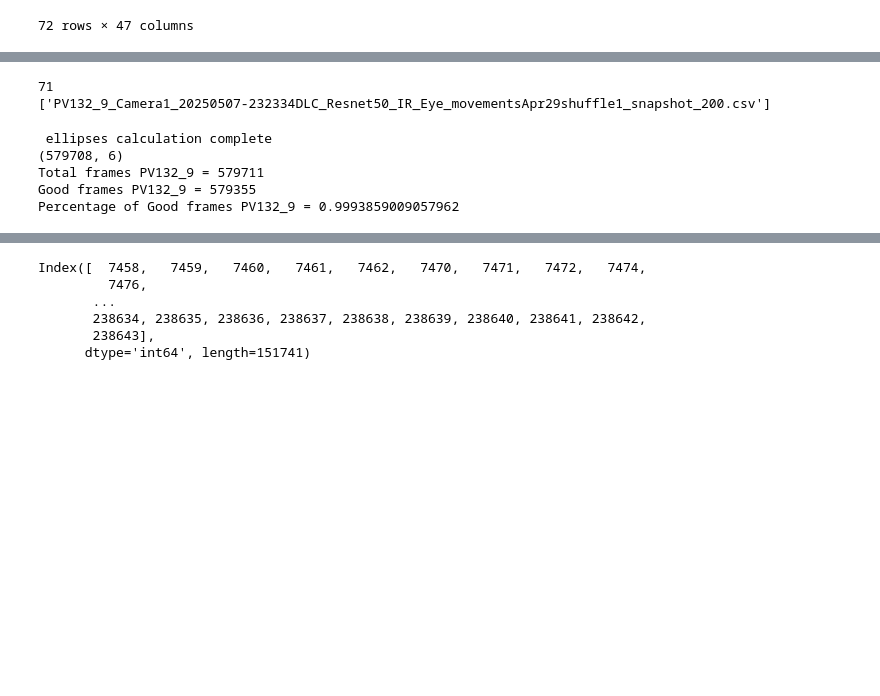
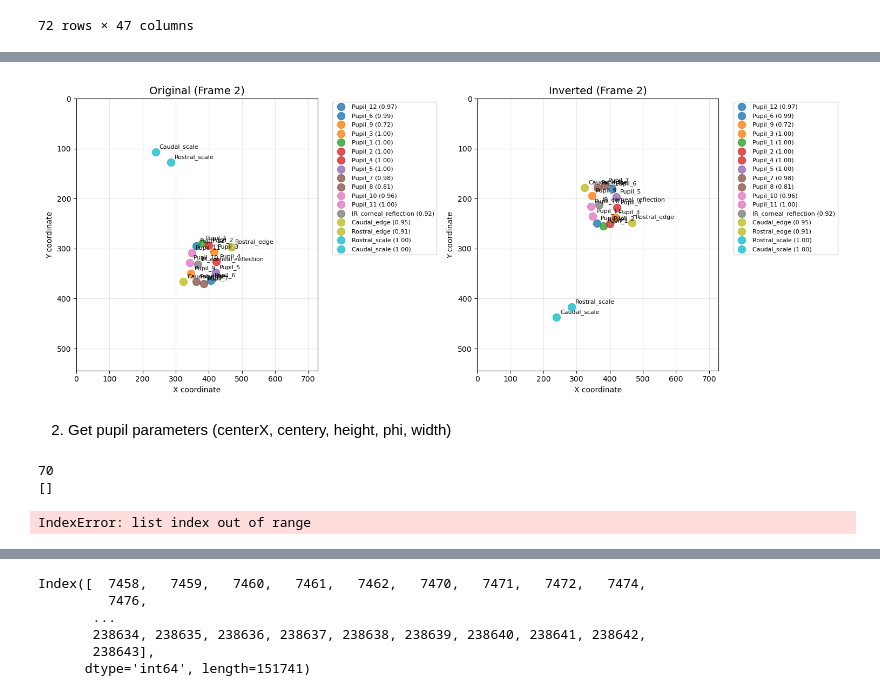
Before and after one commit to simon37robledo/NeuroPix_Vstim_Analysis, a Jupyter notebook: Basic_pipeline/EyeVideoAnalysis/eye_tracking_analysis.ipynb, the cells around one changed output, grey strips where cells are left out. Cells and saved outputs as stored; diff of their text form; code cells hidden in the pictures; blank space fills up the shorter version.

Commit message:
changes to eyetracking analysis and gaze mapper

```diff
--- a/Basic_pipeline/EyeVideoAnalysis/eye_tracking_analysis.ipynb
+++ b/Basic_pipeline/EyeVideoAnalysis/eye_tracking_analysis.ipynb
@@ -118,0 +196,4 @@ def eye_tracking_analysis(dlc_video_analysis_csv, uncertainty_thr):
+# %%
+plot_dlc_comparison(dlc_video_analysis_csv, df_inverted, frame_num=2)
+# %% [output]
+[figure, added]
@@ -119,26 +276,29 @@ def eye_tracking_analysis(dlc_video_analysis_csv, uncertainty_thr):
+# %% [markdown]
+2. Get pupil parameters (centerX, centery, height, phi, width)
 # %%
-for ex in np.arange(71, 72): #Select experiment in rows 2
+for ex in np.arange(70,71): #Select experiment in rows 2
     print(ex)
 
-    #shuffle = 'shuffle4'
+    shuffle = 'shuffle2_snapshot_200'
     #directory = os.path.join(Data['Base_path'][ex],Data['Exp_name'][ex],"Insertion"+str(Data['Insertion'][ex]),"Processed_Video")
     directory = Data['Eye_video_dir'][ex]
     all_files = os.listdir(directory)
-    specific_files = [file for file in all_files if file.endswith('.csv') and 'shuffle' in file and 'thr' not in file
+    specific_files = [file for file in all_files if file.endswith('.csv') and shuffle in file and 'thr' not in file
                       and "_"+str(Data['Insertion'][ex])+"_" in file]
 
-    if any('filtered' in item.lower() for item in specific_files):
-        if any('Jitter' in item for item in specific_files):
-            s_file = [file for file in specific_files if  'Jitter' in file]
-        else:
-            s_file = [file for file in specific_files if  'filtered' in file]
+    if any('inverted' in item.lower() for item in specific_files):
+        s_file = [file for file in specific_files if  'inverted' in file]
+        print(s_file)
+        dlc_video_analysis_path =  os.path.join(directory,str(s_file[0]))
+        uncertainty_thr = 0.8
+        dlc_video_analysis_csv = pd.read_csv(dlc_video_analysis_path)
     else:
         s_file = specific_files
+        print(s_file)
+        dlc_video_analysis_path =  os.path.join(directory,str(s_file[0]))
+        uncertainty_thr = 0.8
+        dlc_video_analysis_csv = pd.read_csv(dlc_video_analysis_path,skiprows=1)
 
-    print(s_file)
-    dlc_video_analysis_path =  os.path.join(directory,str(s_file[0]))
-    uncertainty_thr = 0.5
-    dlc_video_analysis_csv = pd.read_csv(dlc_video_analysis_path,skiprows=1)
 
     #Run ellipse fitting
     [ellipse_df,Xs,goodFrames] = eye_tracking_analysis(dlc_video_analysis_csv, uncertainty_thr)
@@ -153,10 +313,6 @@ for ex in np.arange(71, 72): #Select experiment in rows 2
     dfGF = pd.DataFrame(goodFrames, columns=['Values'])
     dfGF.to_csv(os.path.join(directory,str(s_file[0].removesuffix(".csv"))+str(f'_good_frames_thr_{uncertainty_thr}.csv')), index=False)
 # %% [output]
-71
-['PV132_9_Camera1_20250507-232334DLC_Resnet50_IR_Eye_movementsApr29shuffle1_snapshot_200.csv']
+70
+[]
- ellipses calculation complete
-(579708, 6)
-Total frames PV132_9 = 579711
-Good frames PV132_9 = 579355
-Percentage of Good frames PV132_9 = 0.9993859009057962
+IndexError: list index out of range
```
Also changed, not shown: parts of 9 cells of this notebook, 2 other files.
